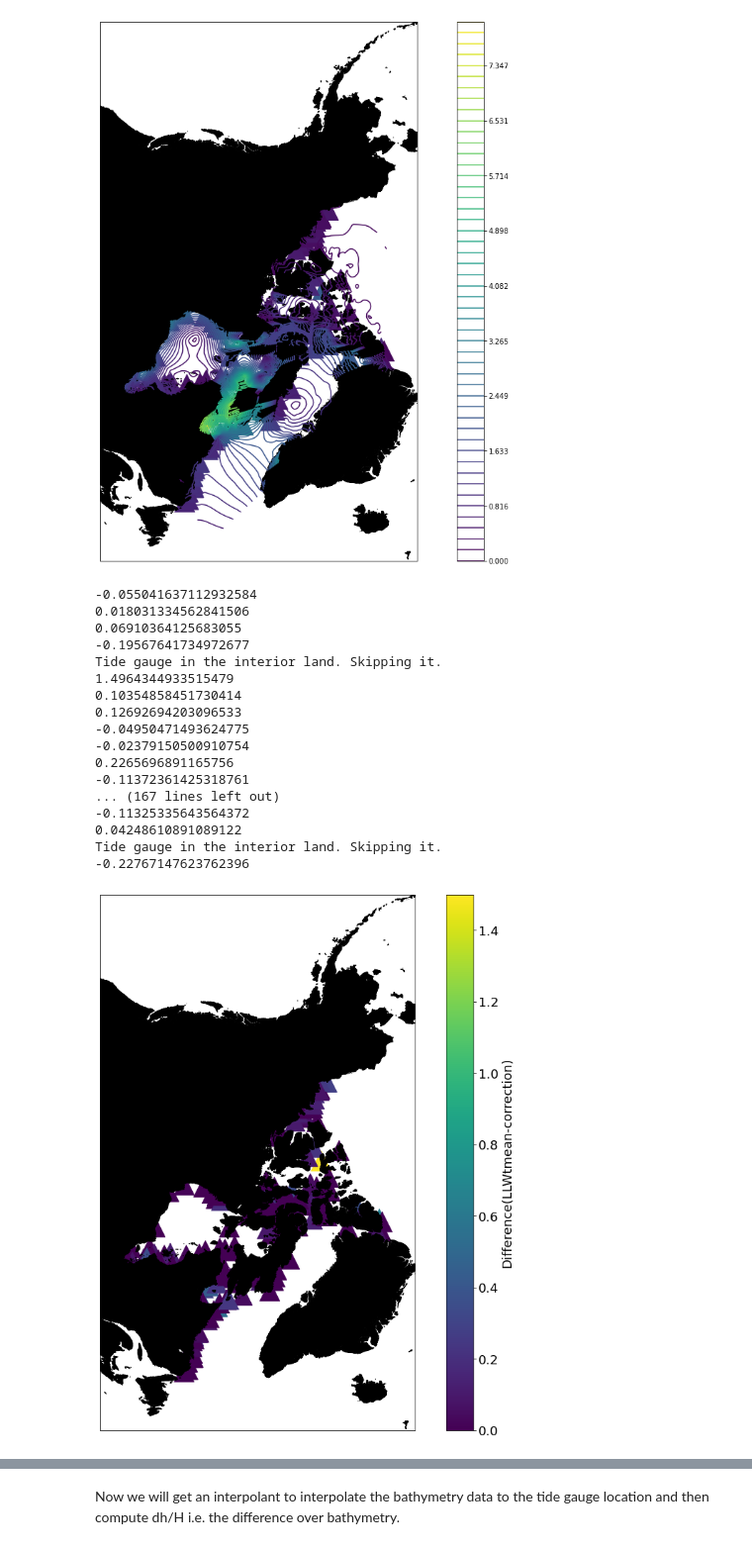
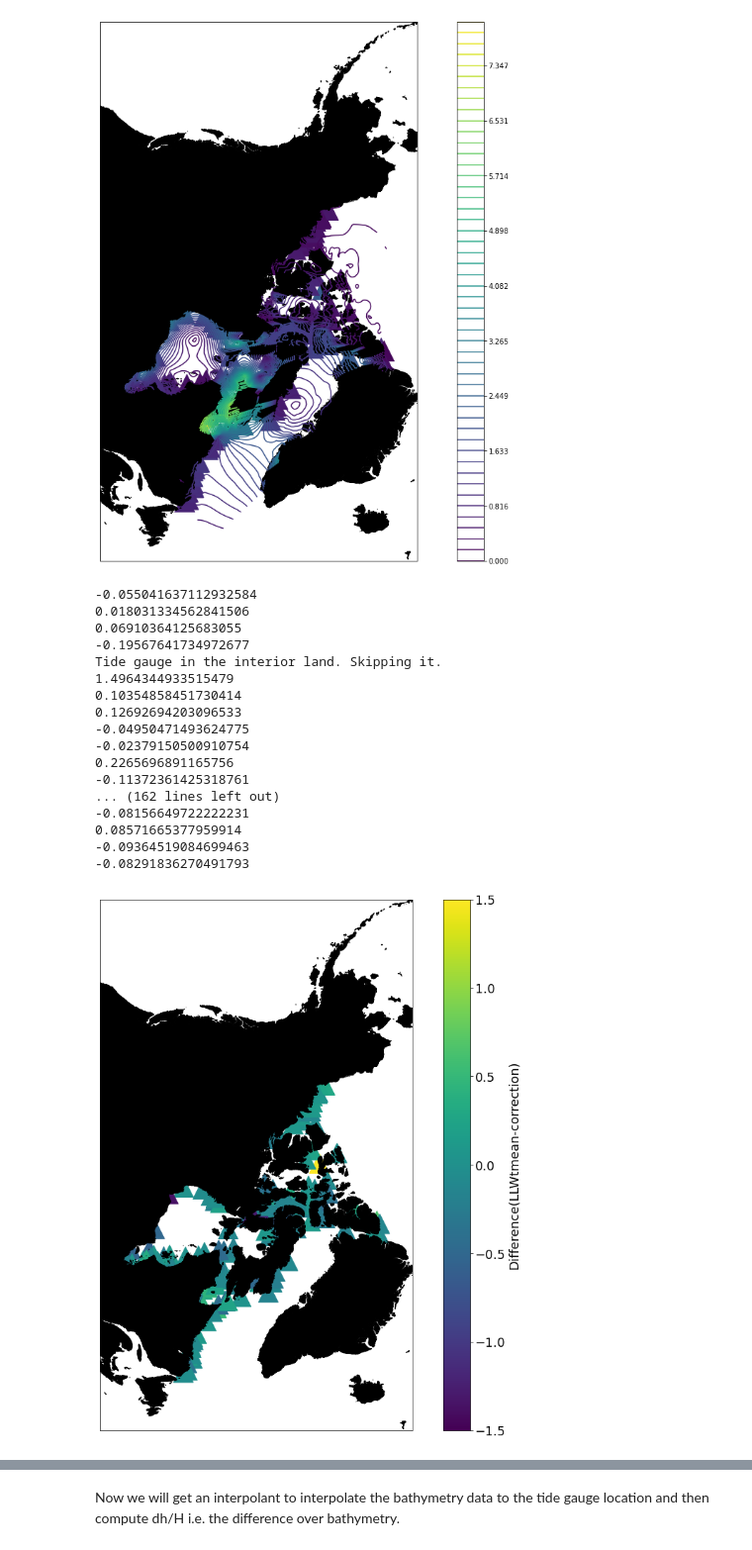
Before and after one commit to AmeyV05/Regional_canada_model, a Jupyter notebook: bathymetry_checks/bathycheck.ipynb, the cells around one changed output, grey strips where cells are left out. Shown at 99% size. Drawn from its saved outputs; the diff is of its cells as text; code cells hidden in the pictures.

Commit message:
added TG M2 map, updates on plotting diff

```diff
--- a/bathymetry_checks/bathycheck.ipynb
+++ b/bathymetry_checks/bathycheck.ipynb
@@ -92,8 +92,8 @@ sshdata={}
 for i in range(len(stationidvec)):
     stationname=stationamevec[i]
     fname='CHSdata/'+stationname+'.wl'
+    # print(fname)
     if os.path.exists(fname):
-        print(i)
         wldatatxt = np.loadtxt(fname,dtype='str',skiprows=2)
         # timedatnum=np.array((date2num(wldatatxt[:,0]))).flatten()
         sshi=wldatatxt[:,1].astype(np.float64)
@@ -102,5 +102,7 @@ for i in range(len(stationidvec)):
         Lon=np.append(Lon,[stationlonvec[i]])
         Lat=np.append(Lat,[stationlatvec[i]])
         namevec=np.append(namevec,stationname)
+    else:
+        print(fname)
 sshdata={'Lon':Lon,'Lat':Lat,'Stationname':namevec,'hmean':sshmeanvec}
 # %% [output]
@@ -221,7 +223,7 @@ def getvicinitypoints(locations,sshval,lon1,lon2,lat1,lat2):  # 0 is left most o
 from scipy.interpolate import NearestNDInterpolator
 # %%
 diffvec=[]
-nslonvec=[];nslatvec=[];nhmeanvec=[]
+nslonvec=[];nslatvec=[];nhmeanvec=[];nsnamevec=[]
 for i in range(len(snamevec)):
     station=snamevec[i]
     slon=nslonlatvec[i,0];slat=nslonlatvec[i,1]
@@ -236,6 +238,7 @@ for i in range(len(snamevec)):
         nslonvec=np.append(nslonvec,slon)
         nslatvec=np.append(nslatvec,slat)
         nhmeanvec=np.append(nhmeanvec,stathmean)
+        nsnamevec=np.append(nsnamevec,snamevec[i])
         print(difference)
         diffvec=np.append(diffvec,difference)
     except (IndexError):
@@ -254,36 +257,36 @@ Tide gauge in the interior land. Skipping it.
 -0.02379150500910754
 0.2265696891165756
 -0.11372361425318761
-... (167 lines left out)
--0.11325335643564372
-0.04248610891089122
-Tide gauge in the interior land. Skipping it.
--0.22767147623762396
+... (162 lines left out)
+-0.08156649722222231
+0.08571665377959914
+-0.09364519084699463
+-0.08291836270491793
 # %%
 import cartopy.crs as ccrs
 import cartopy.feature as cpf
 
 # marking the x-axis and y-axis
 
 fig=plt.figure(figsize=(20, 14), frameon=True)
 proj=ccrs.NorthPolarStereo(central_longitude=0.0,true_scale_latitude=None, globe=None)
 ax1=fig.add_subplot(1,1,1,projection=proj)
 ax1.set_extent((-158, -47, 49, 84), crs=ccrs.PlateCarree())
 # ax.set_extent([-180,180,45,90])
 cbarlabel='Difference(LLWtmean-correction)'
 feature=cpf.GSHHSFeature(scale='i',levels=[1],facecolor='black',alpha=1)
 ax1.add_feature(feature)
 # contour_opts = {'levels': np.linspace(0,8,50),
 #                 'cmap':'viridis','transform':ccrs.PlateCarree(),'alpha':1}
 # cont=ax1.tricontour(triang,scorrval,**contour_opts)
 # fig.colorbar(cont)
-cont1=ax1.scatter(nslonvec,nslatvec,c=diffvec,transform=ccrs.PlateCarree(),cmap='viridis',marker='^',s=800,vmin=0,vmax=1.5)
+cont1=ax1.scatter(nslonvec,nslatvec,c=diffvec,transform=ccrs.PlateCarree(),cmap='viridis',marker='^',s=800,vmin=-1.5,vmax=1.5)
 cbar=fig.colorbar(cont1,fraction=0.078, pad=0.04)
 cbar.set_label(cbarlabel, rotation=90, fontsize=18)
 cbar.ax.tick_params(labelsize=18)
 plt.show()
 # %% [output]
-[figure, old version]
+[figure, new version]
 # %%
 bathncfile='gebco_2021_n83.0_s50.0_w-150.0_e-47.0.nc'
 bathdata=nc4.Dataset(bathncfile)
```
Also changed, not shown: parts of 7 cells of this notebook, 13 other files.
